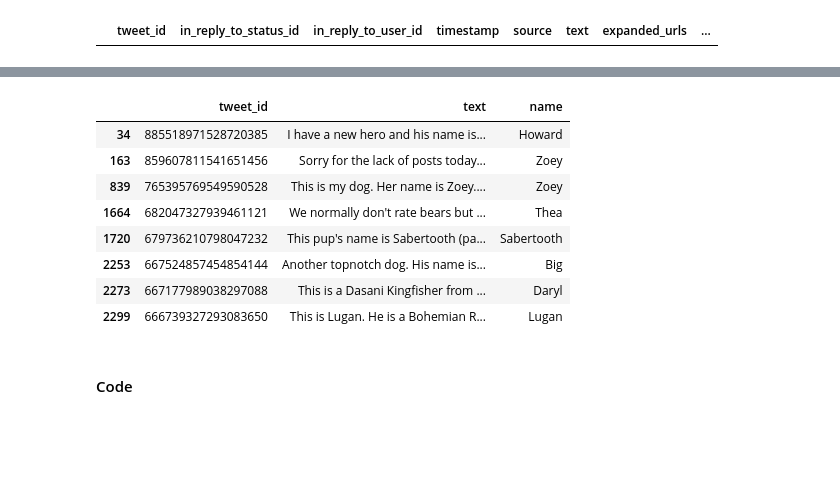
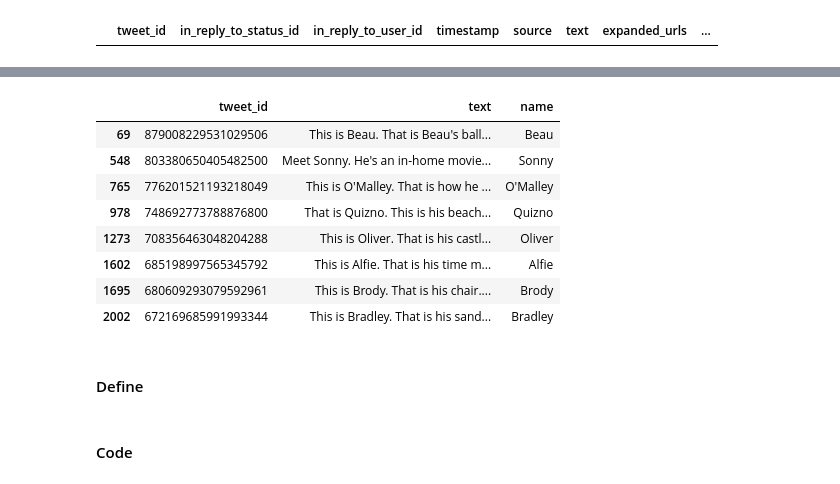
Before and after one commit to marooned20/Udacity-Data-Wrangling, a Jupyter notebook: wrangle_act.ipynb, the cells around one changed output, grey strips where cells are left out. Saved outputs shown, nothing was run; the diff lists cells and outputs as text; code cells hidden in the pictures; blank space fills up the shorter version.

Commit message:
fix dog names, finally

```diff
--- a/wrangle_act.ipynb
+++ b/wrangle_act.ipynb
@@ -674,3 +656,39 @@ dog_name_fix = [re.findall(r'name is (\S+)', i)[0].replace('.','') for i in text
 # fix with ids
 for i in range(len(ids_to_fix)):
     archive_tweet_df.loc[archive_tweet_df.tweet_id == ids_to_fix[i], 'name'] = dog_name_fix[i]
+# %%
+# extract text where name is lowercase and text contains 'named'
+text_to_exctract = list(archive_tweet_df.text[(archive_tweet_df.name.str.islower() & archive_tweet_df.text.str.contains('named'))])
+ids_to_fix = list(archive_tweet_df.tweet_id[(archive_tweet_df.name.str.islower() & archive_tweet_df.text.str.contains('named'))])
+
+# extract dog name form text
+dog_name_fix = [re.findall(r'named (\S+)', i)[0].replace('.','') for i in text_to_exctract]
+
+# fix with ids
+for i in range(len(ids_to_fix)):
+    archive_tweet_df.loc[archive_tweet_df.tweet_id == ids_to_fix[i], 'name'] = dog_name_fix[i]
+# %%
+# extract text where name is None and text contains 'named'
+text_to_exctract = list(archive_tweet_df.text[archive_tweet_df.text.str.contains('named') & archive_tweet_df.name.str.contains('None')])
+ids_to_fix = list(archive_tweet_df.tweet_id[archive_tweet_df.text.str.contains('named') & archive_tweet_df.name.str.contains('None')])
+
+# extract dog name form text
+dog_name_fix = [re.findall(r'named (\S+)', i)[0].replace('.','') for i in text_to_exctract]
+
+# fix with ids
+for i in range(len(ids_to_fix)):
+    archive_tweet_df.loc[archive_tweet_df.tweet_id == ids_to_fix[i], 'name'] = dog_name_fix[i]
+# %%
+# extract text where name is lowercase and text contains 'That is'
+text_to_exctract = list(archive_tweet_df.text[(archive_tweet_df.name.str.islower() & archive_tweet_df.text.str.contains('That is'))])
+ids_to_fix = list(archive_tweet_df.tweet_id[(archive_tweet_df.name.str.islower() & archive_tweet_df.text.str.contains('That is'))])
+
+# extract dog name form text
+dog_name_fix = [re.findall(r'That is (\S+)', i)[0].replace('.','') for i in text_to_exctract]
+
+# fix with ids
+for i in range(len(ids_to_fix)):
+    archive_tweet_df.loc[archive_tweet_df.tweet_id == ids_to_fix[i], 'name'] = dog_name_fix[i]
+# %%
+# fix tweet id 776201521193218049 where name is 'O' instead of O'Malley
+archive_tweet_df.loc[archive_tweet_df.tweet_id == 776201521193218049, 'name'] = "O'Malley"
@@ -677,15 +731,17 @@ for i in range(len(ids_to_fix)):
 # %%
-archive_tweet_df[archive_tweet_df.text.str.contains('name is')][['tweet_id','text','name']]
+archive_tweet_df[archive_tweet_df.text.str.contains('That is')][['tweet_id','text','name']]
 # %% [output]
 |  | tweet_id | text | name |
-| 34 | 885518971528720385 | I have a new hero and his name is... | Howard |
-| 163 | 859607811541651456 | Sorry for the lack of posts today... | Zoey |
-| 839 | 765395769549590528 | This is my dog. Her name is Zoey.... | Zoey |
-| 1664 | 682047327939461121 | We normally don't rate bears but ... | Thea |
-| 1720 | 679736210798047232 | This pup's name is Sabertooth (pa... | Sabertooth |
-| 2253 | 667524857454854144 | Another topnotch dog. His name is... | Big |
-| 2273 | 667177989038297088 | This is a Dasani Kingfisher from ... | Daryl |
-| 2299 | 666739327293083650 | This is Lugan. He is a Bohemian R... | Lugan |
+| 69 | 879008229531029506 | This is Beau. That is Beau's ball... | Beau |
+| 548 | 803380650405482500 | Meet Sonny. He's an in-home movie... | Sonny |
+| 765 | 776201521193218049 | This is O'Malley. That is how he ... | O'Malley |
+| 978 | 748692773788876800 | That is Quizno. This is his beach... | Quizno |
+| 1273 | 708356463048204288 | This is Oliver. That is his castl... | Oliver |
+| 1602 | 685198997565345792 | This is Alfie. That is his time m... | Alfie |
+| 1695 | 680609293079592961 | This is Brody. That is his chair.... | Brody |
+| 2002 | 672169685991993344 | This is Bradley. That is his sand... | Bradley |
+# %% [markdown]
+#### Define
 # %% [markdown]
 #### Code
 # %% [markdown]
```
Also changed, not shown: parts of 7 cells of this notebook.
